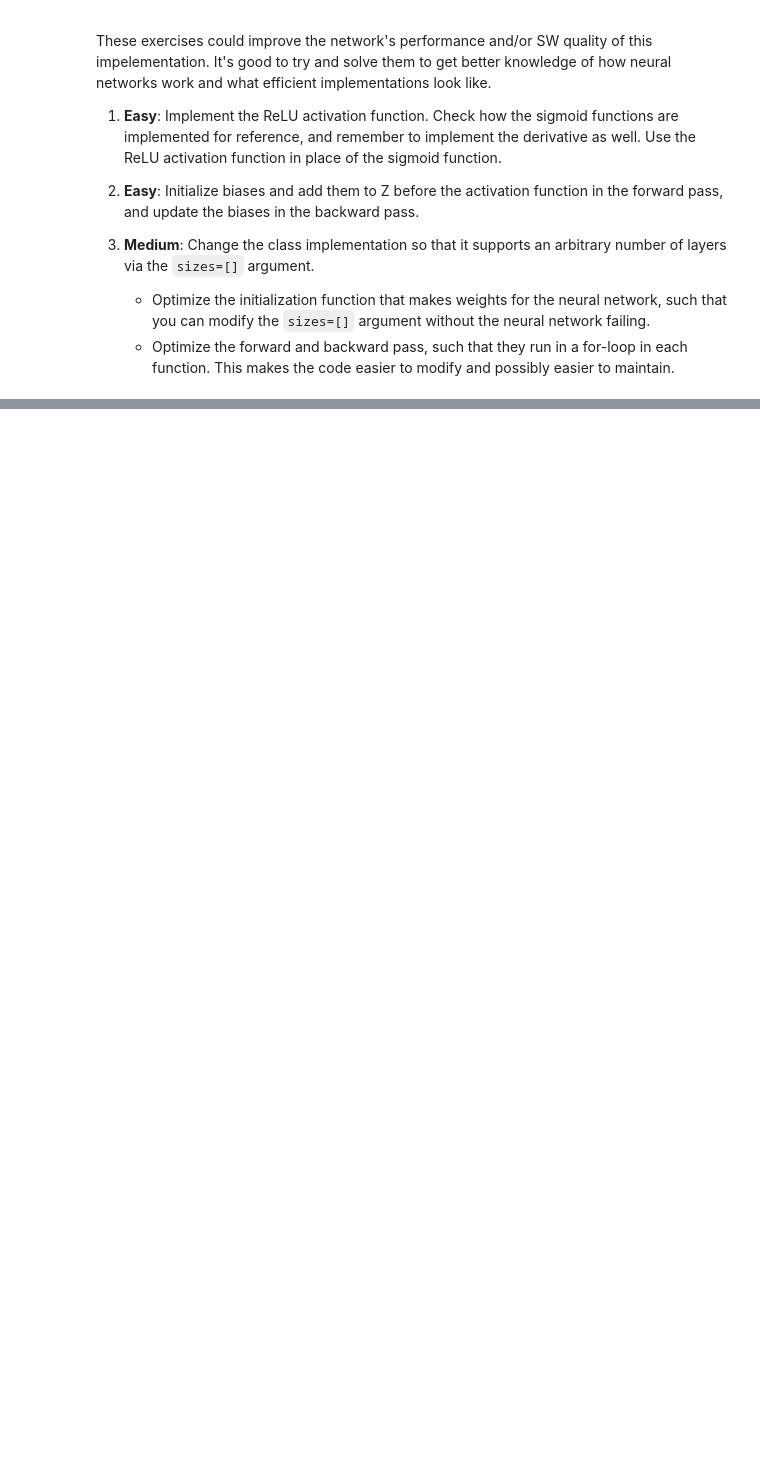
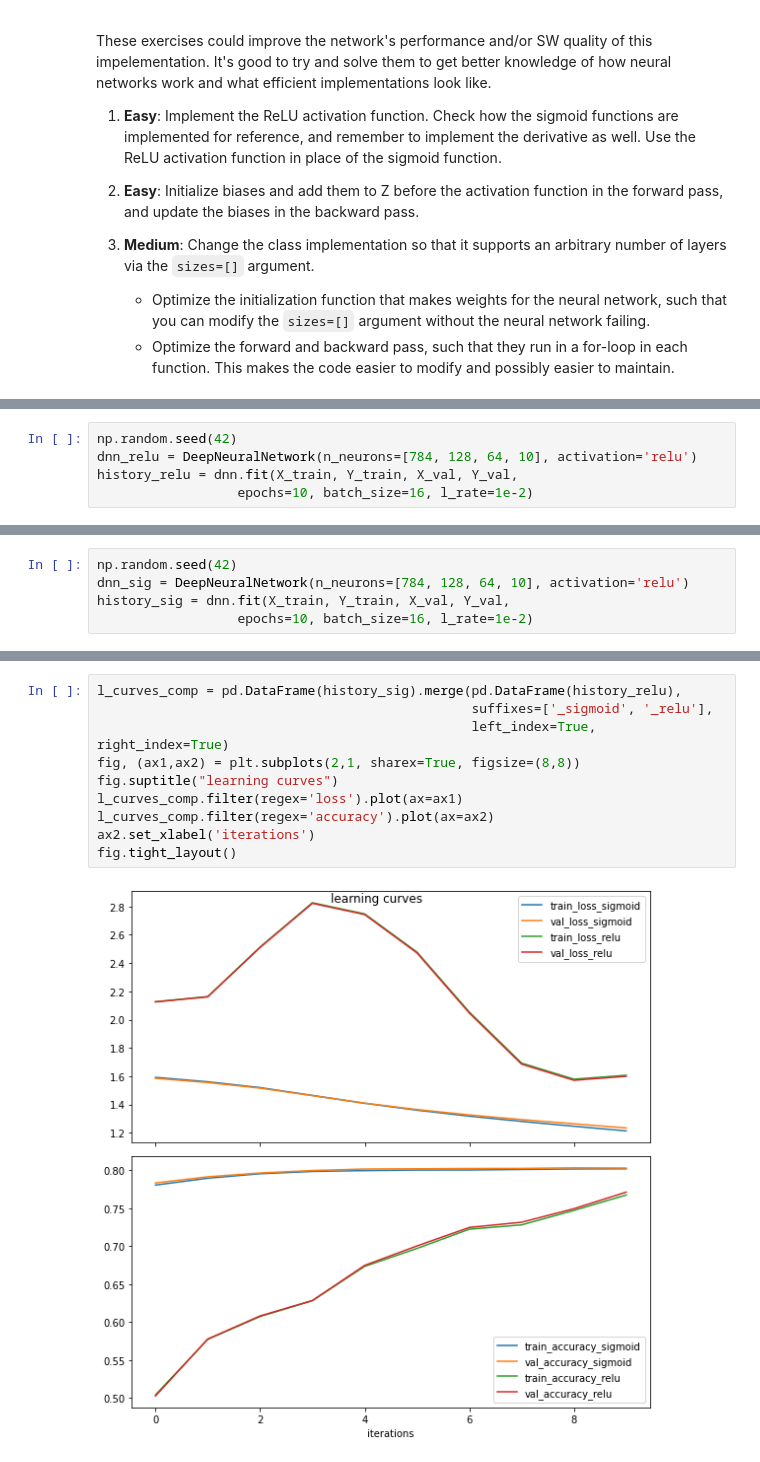
Before and after one commit to thalitadru/ml-class-epf, a Jupyter notebook: LabAssignmentNNfromScratch_complete.ipynb, the cells around one changed output, grey strips where cells are left out. Cells and saved outputs as stored; diff of their text form; blank space fills up the shorter version.

```diff
--- a/LabAssignmentNNfromScratch_complete.ipynb
+++ b/LabAssignmentNNfromScratch_complete.ipynb
@@ -780,0 +788,5 @@ These exercises could improve the network's performance and/or SW quality of thi
+# %%
+np.random.seed(42)
+dnn_relu = DeepNeuralNetwork(n_neurons=[784, 128, 64, 10], activation='relu')
+history_relu = dnn.fit(X_train, Y_train, X_val, Y_val,
+                  epochs=10, batch_size=16, l_rate=1e-2)
@@ -780,0 +806,5 @@ These exercises could improve the network's performance and/or SW quality of thi
+# %%
+np.random.seed(42)
+dnn_sig = DeepNeuralNetwork(n_neurons=[784, 128, 64, 10], activation='relu')
+history_sig = dnn.fit(X_train, Y_train, X_val, Y_val,
+                  epochs=10, batch_size=16, l_rate=1e-2)
@@ -780,0 +822,12 @@ These exercises could improve the network's performance and/or SW quality of thi
+# %%
+l_curves_comp = pd.DataFrame(history_sig).merge(pd.DataFrame(history_relu),
+                                                suffixes=['_sigmoid', '_relu'],
+                                                left_index=True, right_index=True)
+fig, (ax1,ax2) = plt.subplots(2,1, sharex=True, figsize=(8,8))
+fig.suptitle("learning curves")
+l_curves_comp.filter(regex='loss').plot(ax=ax1)
+l_curves_comp.filter(regex='accuracy').plot(ax=ax2)
+ax2.set_xlabel('iterations')
+fig.tight_layout()
+# %% [output]
+[figure, added]
```
Also changed, not shown: parts of 14 cells of this notebook.
